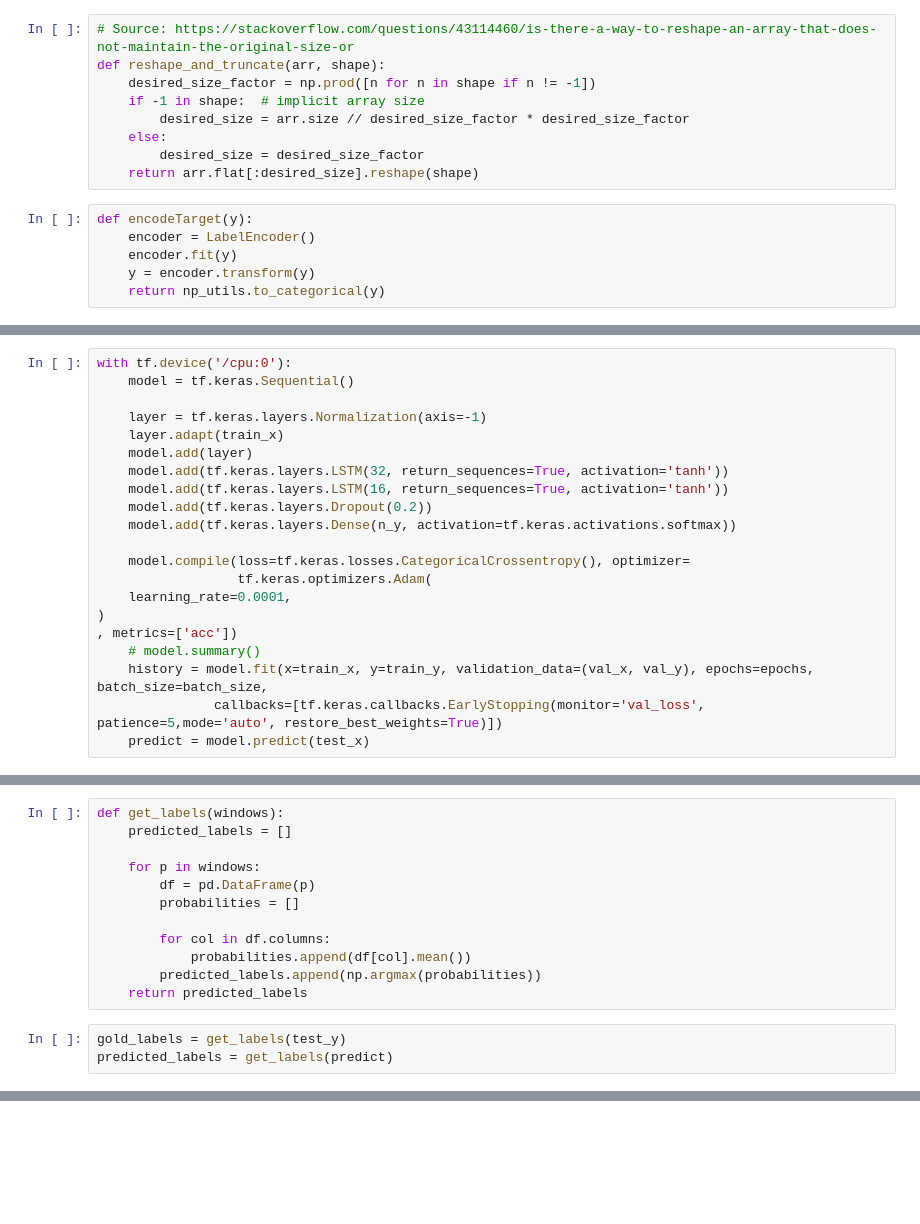
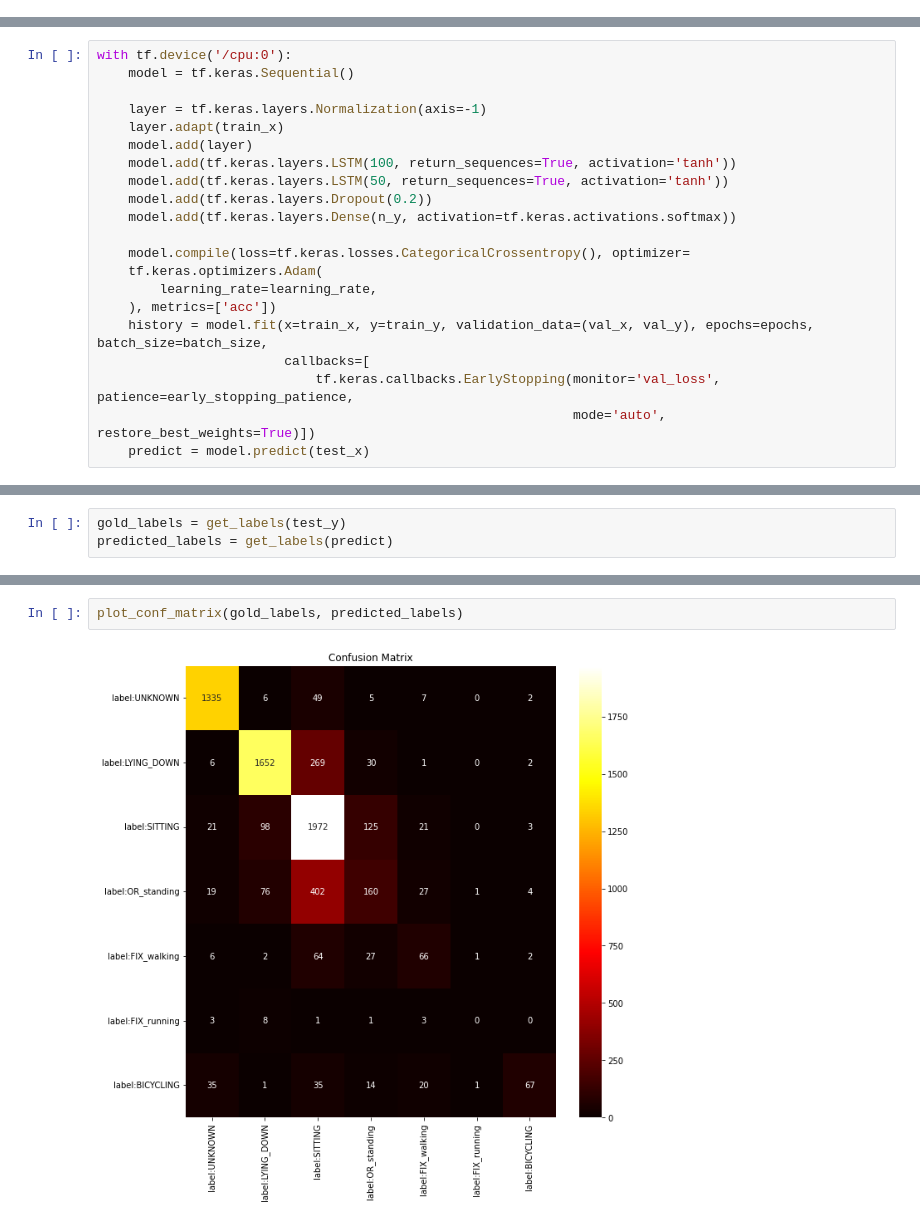
Before and after one commit to Max-Faber/ML4QS-Assignment3, a Jupyter notebook: LSTM.ipynb, the cells around one changed output, grey strips where cells are left out. Saved outputs shown, nothing was run; the diff lists cells and outputs as text; blank space fills up the shorter version.

```diff
--- a/LSTM.ipynb
+++ b/LSTM.ipynb
@@ -75,15 +27,0 @@ n_features: int = n_columns
-# %%
-# Source: https://stackoverflow.com/questions/43114460/is-there-a-way-to-reshape-an-array-that-does-not-maintain-the-original-size-or
-def reshape_and_truncate(arr, shape):
-    desired_size_factor = np.prod([n for n in shape if n != -1])
-    if -1 in shape:  # implicit array size
-        desired_size = arr.size // desired_size_factor * desired_size_factor
-    else:
-        desired_size = desired_size_factor
-    return arr.flat[:desired_size].reshape(shape)
-# %%
-def encodeTarget(y):
-    encoder = LabelEncoder()
-    encoder.fit(y)
-    y = encoder.transform(y)
-    return np_utils.to_categorical(y)
@@ -107,19 +47,19 @@ with tf.device('/cpu:0'):
     layer = tf.keras.layers.Normalization(axis=-1)
     layer.adapt(train_x)
     model.add(layer)
-    model.add(tf.keras.layers.LSTM(32, return_sequences=True, activation='tanh'))
-    model.add(tf.keras.layers.LSTM(16, return_sequences=True, activation='tanh'))
+    model.add(tf.keras.layers.LSTM(100, return_sequences=True, activation='tanh'))
+    model.add(tf.keras.layers.LSTM(50, return_sequences=True, activation='tanh'))
     model.add(tf.keras.layers.Dropout(0.2))
     model.add(tf.keras.layers.Dense(n_y, activation=tf.keras.activations.softmax))
 
     model.compile(loss=tf.keras.losses.CategoricalCrossentropy(), optimizer=
-                  tf.keras.optimizers.Adam(
-    learning_rate=0.0001,
-)
-, metrics=['acc'])
-    # model.summary()
+    tf.keras.optimizers.Adam(
+        learning_rate=learning_rate,
+    ), metrics=['acc'])
     history = model.fit(x=train_x, y=train_y, validation_data=(val_x, val_y), epochs=epochs, batch_size=batch_size,
-               callbacks=[tf.keras.callbacks.EarlyStopping(monitor='val_loss', patience=5,mode='auto', restore_best_weights=True)])
+                        callbacks=[
+                            tf.keras.callbacks.EarlyStopping(monitor='val_loss', patience=early_stopping_patience,
+                                                             mode='auto', restore_best_weights=True)])
     predict = model.predict(test_x)
 # %% [output]
 Epoch 1/100
@@ -142,15 +80,3 @@ Epoch 40/100
-# %%
-def get_labels(windows):
-    predicted_labels = []
-
-    for p in windows:
-        df = pd.DataFrame(p)
-        probabilities = []
-
-        for col in df.columns:
-            probabilities.append(df[col].mean())
-        predicted_labels.append(np.argmax(probabilities))
-    return predicted_labels
 # %%
 gold_labels = get_labels(test_y)
 predicted_labels = get_labels(predict)
@@ -192,0 +98,4 @@ plt.savefig('convergence_val_loss_lstm.png')
+# %%
+plot_conf_matrix(gold_labels, predicted_labels)
+# %% [output]
+[figure, added]
```
Also changed, not shown: parts of 11 cells of this notebook, 1 other file.
